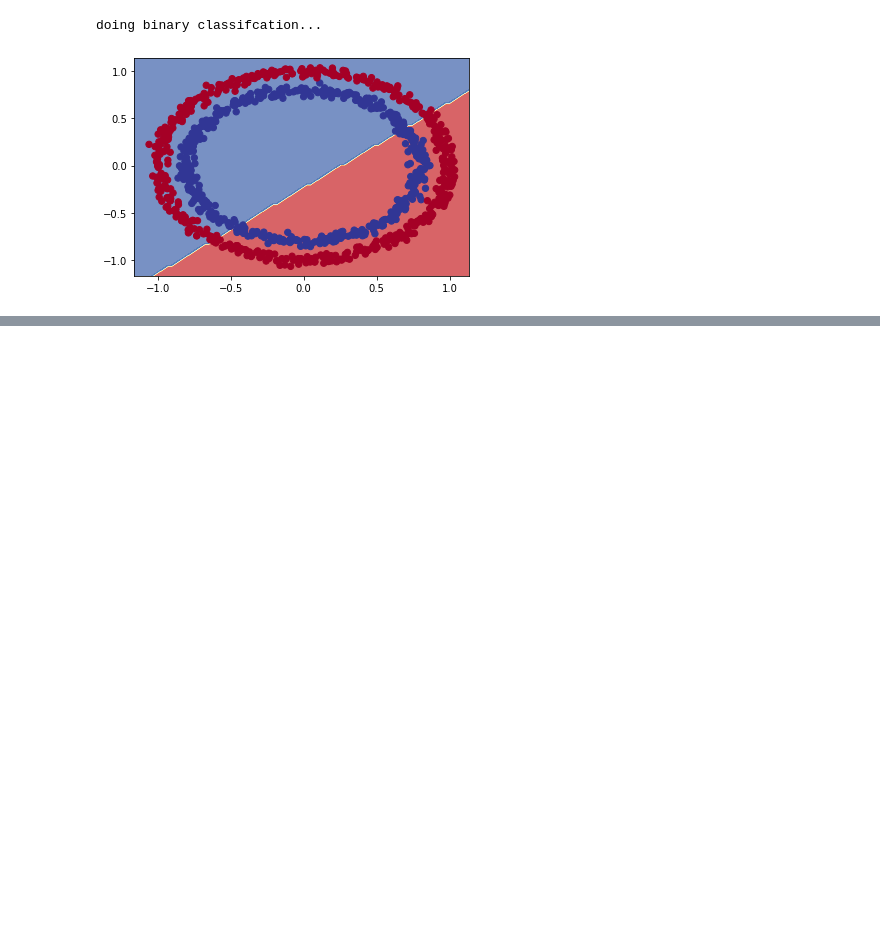
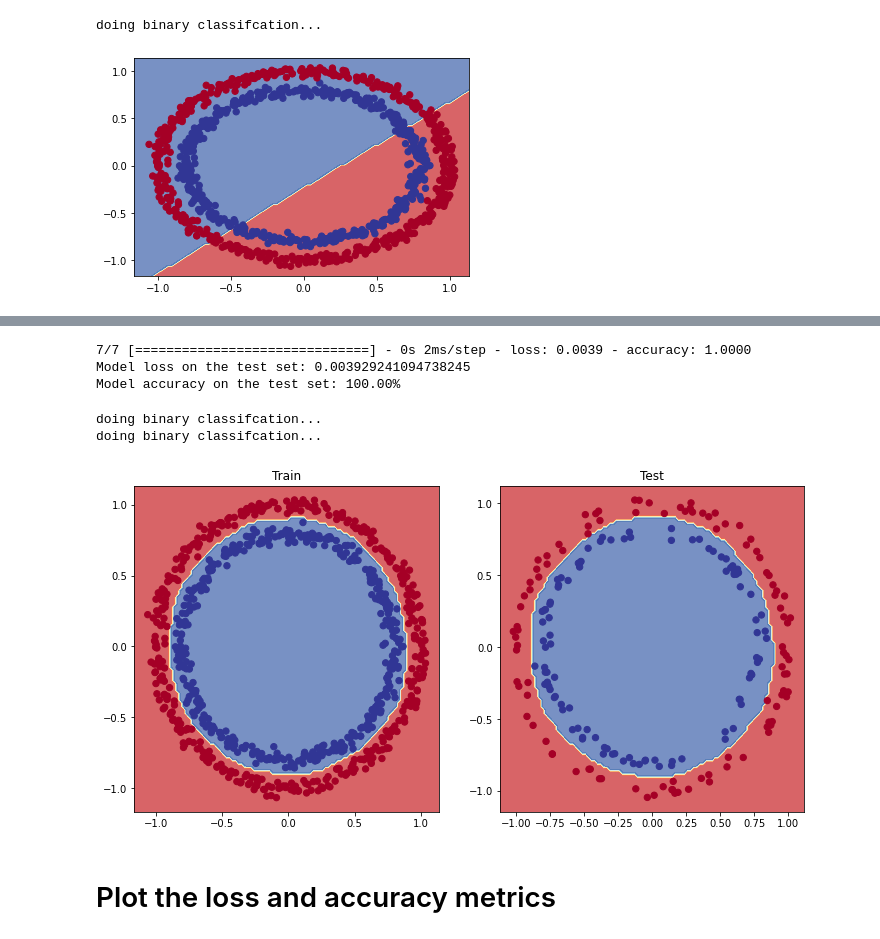
Before and after one commit to unaveenj/Tensorflow-and-Deeplearning-Refresher-, a Jupyter notebook: Tensorflow_Classfication_Problem.ipynb, the cells around one changed output, grey strips where cells are left out. Cells and saved outputs as stored; diff of their text form; code cells hidden in the pictures; blank space fills up the shorter version.

```diff
--- a/Tensorflow_Classfication_Problem.ipynb
+++ b/Tensorflow_Classfication_Problem.ipynb
@@ -276,0 +328,7 @@ doing multiclass classification...
+# %%
+# Split data into train and test sets
+X_train, y_train = X[:800], y[:800] # 80% of the data for the training set
+X_test, y_test = X[800:], y[800:] # 20% of the data for the test set
+
+# Check the shapes of the data
+X_train.shape, X_test.shape # 800 examples in the training set, 200 examples in the test set
@@ -276,0 +337,17 @@ doing multiclass classification...
+# %%
+#Another model
+
+#1. Create a model
+model_6 = tf.keras.models.Sequential([
+    tf.keras.layers.Dense(100,activation='relu'),
+    tf.keras.layers.Dense(100,activation='relu'),
+    tf.keras.layers.Dense(1,activation='sigmoid')
+])
+
+#2. Compile the model
+model_6.compile(loss=tf.keras.losses.BinaryCrossentropy(),
+                optimizer=tf.keras.optimizers.Adam(),
+                metrics=["accuracy"])
+
+#3. Fit the model
+history = model_6.fit(X_train,y_train,epochs=100)
@@ -276,0 +372,25 @@ doing multiclass classification...
+# %%
+# Evaluate our model on the test set
+loss, accuracy = model_6.evaluate(X_test, y_test)
+print(f"Model loss on the test set: {loss}")
+print(f"Model accuracy on the test set: {100*accuracy:.2f}%")
+# %% [output]
+7/7 [==============================] - 0s 2ms/step - loss: 0.0039 - accuracy: 1.0000
+Model loss on the test set: 0.003929241094738245
+Model accuracy on the test set: 100.00%
+# %%
+# Plot the decision boundaries for the training and test sets
+plt.figure(figsize=(12, 6))
+plt.subplot(1, 2, 1)
+plt.title("Train")
+plot_decision_boundary(model_6, X=X_train, y=y_train)
+plt.subplot(1, 2, 2)
+plt.title("Test")
+plot_decision_boundary(model_6, X=X_test, y=y_test)
+plt.show()
+# %% [output]
+doing binary classifcation...
+doing binary classifcation...
+[figure, added]
+# %% [markdown]
+# Plot the loss and accuracy metrics
```
Also changed, not shown: parts of 22 cells of this notebook.
